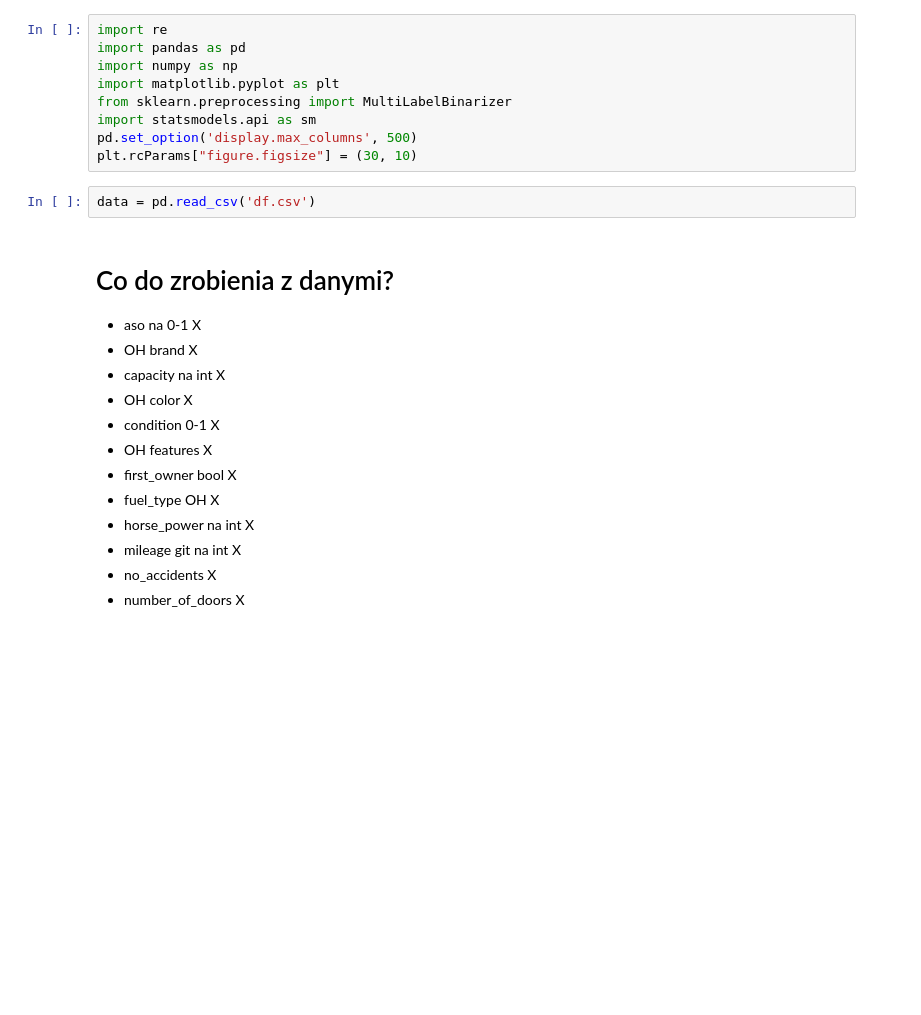
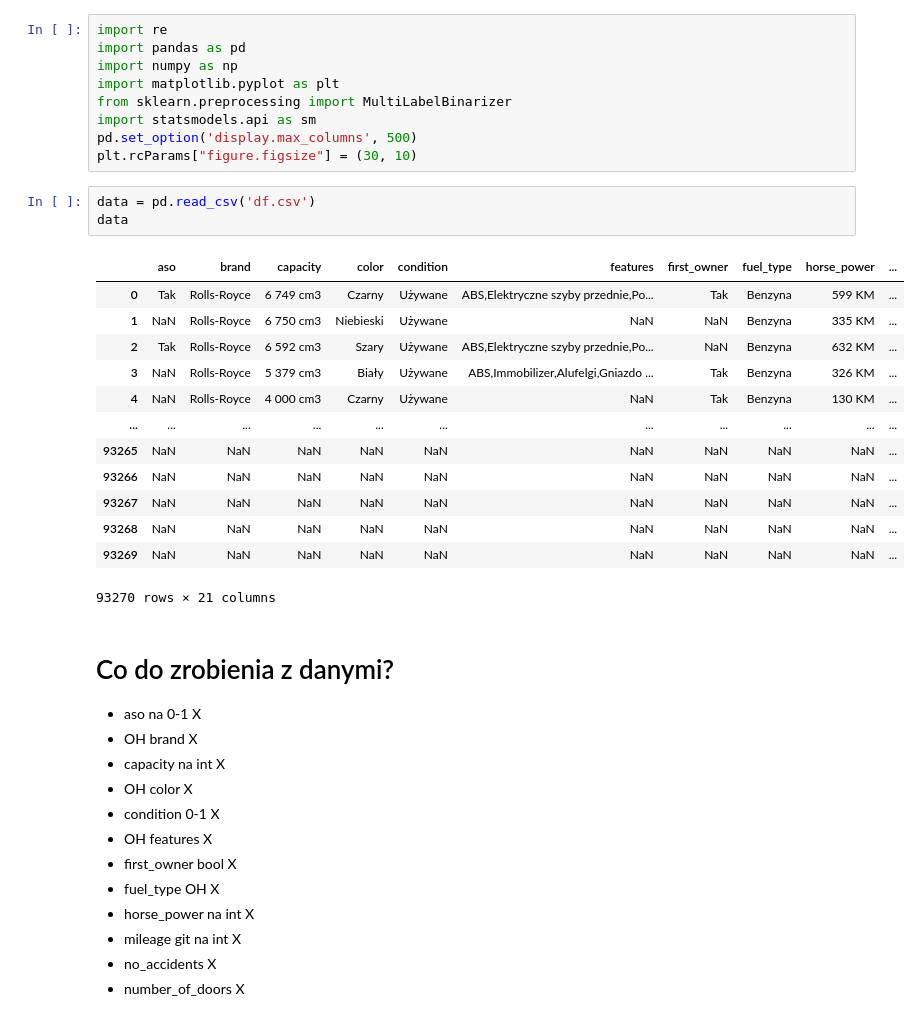
Before and after one commit to kuba1302/econometrics-otomoto, a Jupyter notebook: otomoto.ipynb, the cells around one changed output. Cells and saved outputs as stored; diff of their text form; blank space fills up the shorter version.

```diff
--- a/otomoto.ipynb
+++ b/otomoto.ipynb
@@ -9,6 +9,21 @@ pd.set_option('display.max_columns', 500)
 plt.rcParams["figure.figsize"] = (30, 10)
 # %%
 data = pd.read_csv('df.csv')
+data
+# %% [output]
+|  | aso | brand | capacity | color | condition | features | first_owner | fuel_type | horse_power | ... |
+| 0 | Tak | Rolls-Royce | 6 749 cm3 | Czarny | Używane | ABS,Elektryczne szyby przednie,Po... | Tak | Benzyna | 599 KM | ... |
+| 1 | NaN | Rolls-Royce | 6 750 cm3 | Niebieski | Używane | NaN | NaN | Benzyna | 335 KM | ... |
+| 2 | Tak | Rolls-Royce | 6 592 cm3 | Szary | Używane | ABS,Elektryczne szyby przednie,Po... | NaN | Benzyna | 632 KM | ... |
+| 3 | NaN | Rolls-Royce | 5 379 cm3 | Biały | Używane | ABS,Immobilizer,Alufelgi,Gniazdo ... | Tak | Benzyna | 326 KM | ... |
+| 4 | NaN | Rolls-Royce | 4 000 cm3 | Czarny | Używane | NaN | Tak | Benzyna | 130 KM | ... |
+| ... | ... | ... | ... | ... | ... | ... | ... | ... | ... | ... |
+| 93265 | NaN | NaN | NaN | NaN | NaN | NaN | NaN | NaN | NaN | ... |
+| 93266 | NaN | NaN | NaN | NaN | NaN | NaN | NaN | NaN | NaN | ... |
+| 93267 | NaN | NaN | NaN | NaN | NaN | NaN | NaN | NaN | NaN | ... |
+| 93268 | NaN | NaN | NaN | NaN | NaN | NaN | NaN | NaN | NaN | ... |
+| 93269 | NaN | NaN | NaN | NaN | NaN | NaN | NaN | NaN | NaN | ... |
+93270 rows × 21 columns
 # %% [markdown]
 # Co do zrobienia z danymi?
 - aso na 0-1 X
```
Also changed, not shown: parts of 7 cells of this notebook.
